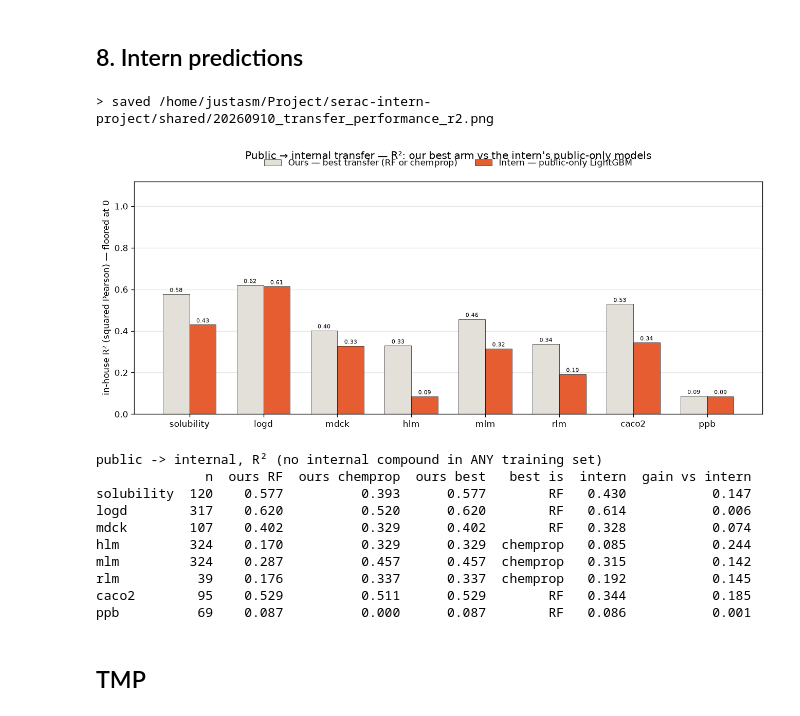
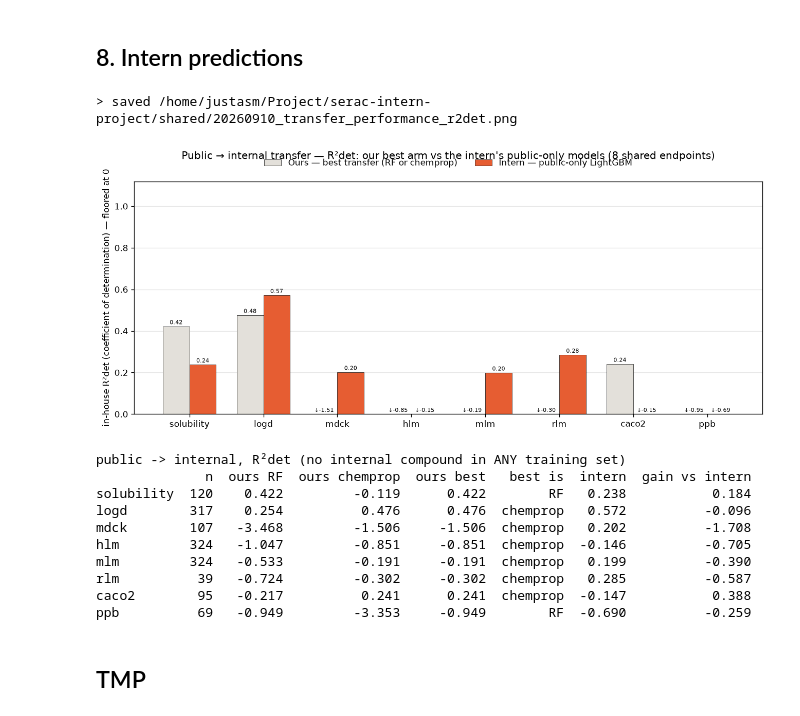
Before and after one commit to gtamo39/ADME_ML, a Jupyter notebook: vignettes/Multitask_adme_preds.ipynb, the cells around one changed output. Cells and saved outputs as stored; diff of their text form; code cells hidden in the pictures.

```diff
--- a/vignettes/Multitask_adme_preds.ipynb
+++ b/vignettes/Multitask_adme_preds.ipynb
@@ -287,10 +293,10 @@ len(set(cmps))
 # %% [markdown]
 ## 2. Individual visualization of RF analysis results
 # %%
-k        = ['solubility', 'logd', 'mdck', 'hlm', 'mlm', 'rlm', 'caco2', 'ppb'][2]
+k        = ['solubility', 'logd', 'mdck', 'hlm', 'mlm', 'rlm', 'caco2', 'ppb', 'mdck_inh'][2]
 data.build_ML_data_RF(params, k=k)
 assert stats_tools.check_ML_data(data.ML_data[k], extra_meta_cols=('source', 'origin'),verbose=False)
-data.get_internal_public_sets(k, min_n=1000)
+data.get_internal_public_sets(k, min_n=params.PUBLIC_ORIGIN_MIN_N)
 data.select_best_combo_and_update(params, k)   # combo = BEST_PUBLIC[k] origins present in data.origins
 
 METRICS_PKL = os.path.join(params.METRICS_PKL_RF_DIR, k + '.pkl')
@@ -341,8 +333,10 @@ for _k in params.ADME_ENDPOINTS:
     _loaded = pickle.load(open(_p, 'rb'))
     output.metrics_results[_k] = _loaded[_k] if isinstance(_loaded, dict) and _k in _loaded else _loaded
 
-fig, axes = plt.subplots(4, 2, figsize=(11, 15))
-for ax, (k, ep) in zip(axes.ravel(), params.ADME_ENDPOINTS.items()):
+_EPS  = fn.ordered_endpoints(params)                   # one panel per config endpoint, canonical order
+_nrow = int(np.ceil(len(_EPS) / 2))
+fig, axes = plt.subplots(_nrow, 2, figsize=(11, 3.75 * _nrow))
+for ax, (k, ep) in zip(axes.ravel(), [(k, params.ADME_ENDPOINTS[k]) for k in _EPS]):
     r = output.metrics_results.get(k, {})
     if to_plot + '_preddf' not in r:
         ax.set_title(f'{k} — {to_plot} not available', fontsize=10); ax.set_axis_off(); continue
@@ -365,6 +359,7 @@ for ax, (k, ep) in zip(axes.ravel(), params.ADME_ENDPOINTS.items()):
     ax.set_title(f'{k} — rho={rho:.2f} (p={pval:.2g}), n={len(d)}', fontsize=10)
     ax.set_xlabel(f'RF confidence ({CONF_COL})'); ax.set_ylabel(f"|residual| ({ep['transform']} space)")
     ax.set_xlim(0, 1); ax.grid(alpha=.25)
+for _ax in axes.ravel()[len(_EPS):]: _ax.set_axis_off()   # hide the spare panel
 fig.suptitle(f'{to_plot} — {CONF_COL} vs |residual|, split at {CSPLIT} (held-out folds)', y=.997)
 fig.tight_layout()
 plt.show()
@@ -572,7 +514,7 @@ for k in endpoints:
 # %% [markdown]
 ## 5. Individual visualization of Chemprop results
 # %%
-k = ['solubility', 'logd', 'mdck', 'hlm', 'mlm', 'rlm', 'caco2', 'ppb'][3]
+k = ['solubility', 'logd', 'mdck','mdck_inh', 'hlm', 'mlm', 'rlm', 'caco2', 'ppb', 'mdck_inh'][3]
 
 ## chemprop dataset for one endpoint x grouping — the analogue of build_ML_data_<ep>, with the grouping's task columns
 ## folds come from params.METRICS_PKL_RF_DIR/<k>.pkl (RF's EXACT folds); absent -> an independent split
@@ -806,8 +632,10 @@ print(rt_metrics.round(3).to_string())
 # the confidence always comes from the RF model, even where chemprop supplies the value, so this
 # asks whether one confidence ranks the residuals of BOTH model families
 CSPLIT = params.webapp.get('confidence_split', 0.5)   # same split the webapp colours on
-fig, axes = plt.subplots(4, 2, figsize=(11, 15))
-for ax, (k, ep) in zip(axes.ravel(), params.ADME_ENDPOINTS.items()):
+_EPS  = fn.ordered_endpoints(params)                   # one panel per config endpoint, canonical order
+_nrow = int(np.ceil(len(_EPS) / 2))
+fig, axes = plt.subplots(_nrow, 2, figsize=(11, 3.75 * _nrow))
+for ax, (k, ep) in zip(axes.ravel(), [(k, params.ADME_ENDPOINTS[k]) for k in _EPS]):
     d = rt_long[rt_long.endpoint == k]
     absr = d.resid.abs()
     # rank association: does a higher confidence go with a smaller error?
@@ -829,6 +657,7 @@ for ax, (k, ep) in zip(axes.ravel(), params.ADME_ENDPOINTS.items()):
     ax.set_title(f"{k} — rho={rho:.2f} (p={pval:.2g}), n={len(d)}", fontsize=10)
     ax.set_xlabel('RF confidence (conf_recal)'); ax.set_ylabel(f"|residual| ({ep['transform']} space)")
     ax.set_xlim(0, 1); ax.grid(alpha=.25)
+for _ax in axes.ravel()[len(_EPS):]: _ax.set_axis_off()   # hide the spare panel
 fig.suptitle(f'Round trip — RF confidence vs |residual|, split at {CSPLIT} (deployed models, internal set)', y=.997)
 fig.tight_layout()
 plt.show()
@@ -863,11 +690,13 @@ print(f"\nours ahead on R2det for {int((cmp['R2det gain'] > 0).sum())} of {len(c
 # LIKE FOR LIKE. Both bars are public->internal: no internal compound was in any training set,
 # so the intern's public-only LightGBM is directly comparable to OUR OWN best transfer arm.
 # This is the fair contest the round-trip table could not give (there ours had seen every compound).
-ks = ['solubility', 'logd', 'mdck', 'hlm', 'mlm', 'rlm', 'caco2', 'ppb']
+# his table need not carry every config endpoint (no mdck_inh), so score only the shared ones
+_int_preds = pd.read_csv('/home/gtamo/ADME_ML/tmp/20260923_intern_preds.csv')
+ks = [k for k in fn.ordered_endpoints(params) if k in _int_preds.columns]   # canonical display order
 
 ## choose the metric: 'r2det' = coefficient of determination (calibration-sensitive, the selection
 ## metric) | 'r2' = squared Pearson (affine-invariant, blind to a constant offset)
-METRIC = 'r2'
+METRIC = 'r2det'
 CLIP01 = True    # clip the DRAWN bars into [0, 1] so the panel stays readable and the two metrics
                  # share one frame. Labels keep the TRUE value, prefixed ↓ when a bar was floored
                  # (r2 and r2det are both <= 1, so only the lower cap ever fires).
@@ -887,9 +716,14 @@ for _k in ks:
 # the intern's public-only models. fn.score_round_trip supplies ONLY the shared truth pipeline (mdck
 # MDR1 filter, solubility cap, transform), so his bar is built exactly like ours. v=False keeps the
 # round-trip wording out of this figure, which reports transfer results only.
-_int_metrics = fn.score_round_trip(pd.read_csv('tmp/20260910_intern_preds.csv'),
-                                   data.df_internal_exp_all, params.ADME_ENDPOINTS,
+_int_metrics = fn.score_round_trip(_int_preds, data.df_internal_exp_all, params.ADME_ENDPOINTS,
                                    id_col='id', pred_col=lambda k: k, conf_col=None, v=False)[1]
+
+# drop any endpoint we have no transfer arm for, so the two bar groups always align
+_no_arm = [k for k in ks if k not in output.metrics_results]
+if _no_arm:
+    print(f'! no RF metrics for {_no_arm} — excluded from the figure')
+    ks = [k for k in ks if k not in _no_arm]
 
 # our two transfer arms, then keep only the better one per endpoint
 _rf = [output.metrics_results[k]['ext_->_internal_metrics'].get(METRIC, np.nan) for k in ks]
@@ -920,46 +754,47 @@ for i, (vals, label, color) in enumerate(arms):
     bars = ax.bar(x + (i - 0.5) * w, drawn, w, label=label, color=color, edgecolor='black', linewidth=0.4)
     ax.bar_label(bars, labels=[(f'↓{v:.2f}' if (CLIP01 and np.isfinite(v) and v < 0) else f'{v:.2f}')
                                for v in vals], fmt='%s', fontsize=6.5, padding=1)
 ## zero line: below it a model is worse than predicting the mean
 if _lo < 0:
     ax.axhline(0, color='#444', lw=0.8, zorder=1)
 ## endpoint names only; which of our arms won is in the printed table ('best is'), not on the axis
 ax.set_xticks(x); ax.set_xticklabels(ks)
 ax.set_ylabel(_ML[METRIC] + (' — floored at 0' if CLIP01 else '')); ax.set_ylim(_lo, _hi)
-ax.set_title(f'Public → internal transfer — {_MT[METRIC]}: our best arm vs the intern\'s public-only models', pad=26)
+ax.set_title(f'Public → internal transfer — {_MT[METRIC]}: our best arm vs the intern\'s public-only models '
+             f'({len(ks)} shared endpoints)', pad=26)
 ax.legend(frameon=False, ncol=2, loc='upper center', bbox_to_anchor=(0.5, 1.13))
 ax.grid(axis='y', alpha=0.3); ax.set_axisbelow(True)
 plt.tight_layout()
 ## export for the intern. The figure holds AGGREGATE metrics only — endpoint names and R2 values,
 ## no structure, no compound id, no per-compound value — so it is safe to put in a shared folder.
 ## METRIC is in the filename, so the r2 and r2det versions never overwrite each other.
 out_f = '/home/justasm/Project/serac-intern-project/shared/20260910_transfer_performance_' + METRIC + '.png'
 fig.savefig(out_f, dpi=150, bbox_inches='tight')   # before show(): some backends blank the figure after it
 # our umask writes 0o660 owner+group, and the intern is in NEITHER our group nor the folder's ACL
 # group, so without this he cannot open the file he is meant to read
 os.chmod(out_f, 0o644)
 print(f'> saved {out_f}')
 plt.show()
 
 ## the numbers behind the bars, with both of our arms kept for reference
 _t = pd.DataFrame({'n': ns, 'ours RF': _rf, 'ours chemprop': _cp, 'ours best': _ours,
                    'best is': _who, 'intern': arms[1][0]}, index=ks)
 _t['gain vs intern'] = _t['ours best'] - _t['intern']
 print(f'public -> internal, {_MT[METRIC]} (no internal compound in ANY training set)')
 print(_t.round(3).to_string())
 # %% [output]
-> saved /home/justasm/Project/serac-intern-project/shared/20260910_transfer_performance_r2.png
+> saved /home/justasm/Project/serac-intern-project/shared/20260910_transfer_performance_r2det.png
-[figure, old version]
+[figure, new version]
-public -> internal, R² (no internal compound in ANY training set)
+public -> internal, R²det (no internal compound in ANY training set)
               n  ours RF  ours chemprop  ours best   best is  intern  gain vs intern
-solubility  120    0.577          0.393      0.577        RF   0.430           0.147
-logd        317    0.620          0.520      0.620        RF   0.614           0.006
-mdck        107    0.402          0.329      0.402        RF   0.328           0.074
-hlm         324    0.170          0.329      0.329  chemprop   0.085           0.244
-mlm         324    0.287          0.457      0.457  chemprop   0.315           0.142
-rlm          39    0.176          0.337      0.337  chemprop   0.192           0.145
-caco2        95    0.529          0.511      0.529        RF   0.344           0.185
-ppb          69    0.087          0.000      0.087        RF   0.086           0.001
+solubility  120    0.422         -0.119      0.422        RF   0.238           0.184
+logd        317    0.254          0.476      0.476  chemprop   0.572          -0.096
+mdck        107   -3.468         -1.506     -1.506  chemprop   0.202          -1.708
+hlm         324   -1.047         -0.851     -0.851  chemprop  -0.146          -0.705
+mlm         324   -0.533         -0.191     -0.191  chemprop   0.199          -0.390
+rlm          39   -0.724         -0.302     -0.302  chemprop   0.285          -0.587
+caco2        95   -0.217          0.241      0.241  chemprop  -0.147           0.388
+ppb          69   -0.949         -3.353     -0.949        RF  -0.690          -0.259
 # %% [markdown]
 ## TMP
 # %%
```
Also changed, not shown: parts of 20 cells of this notebook, 9 other files.
